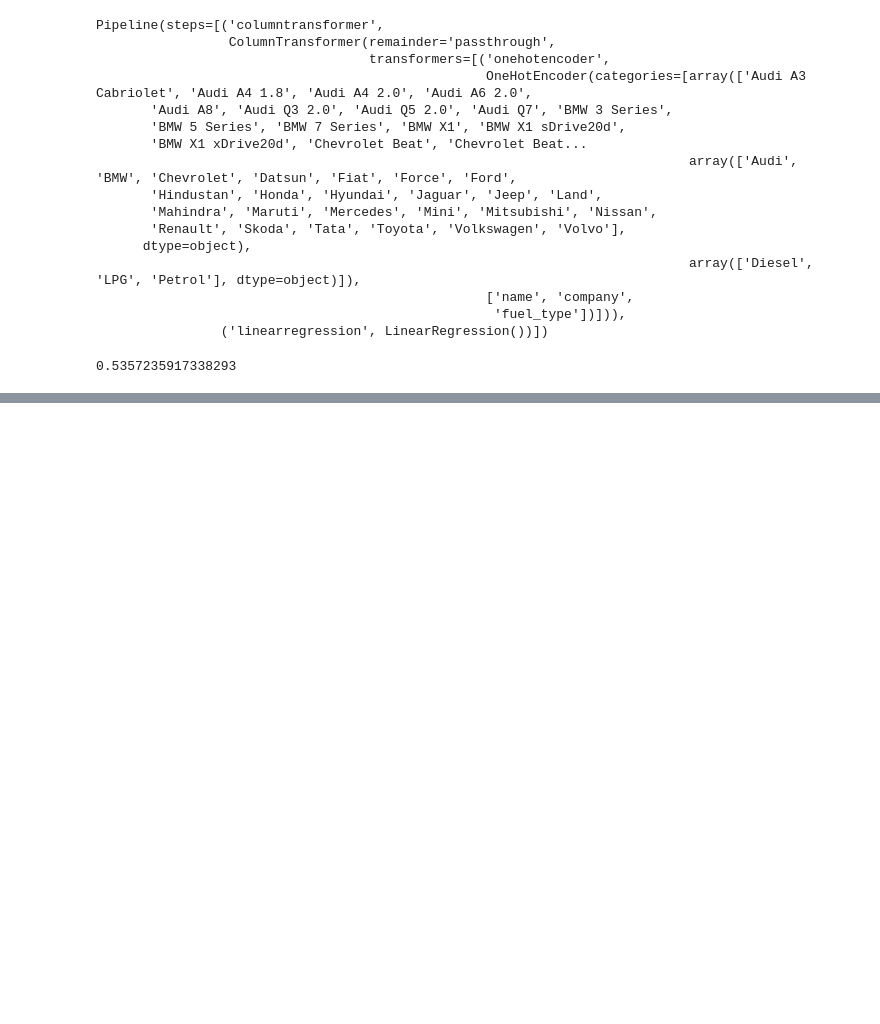
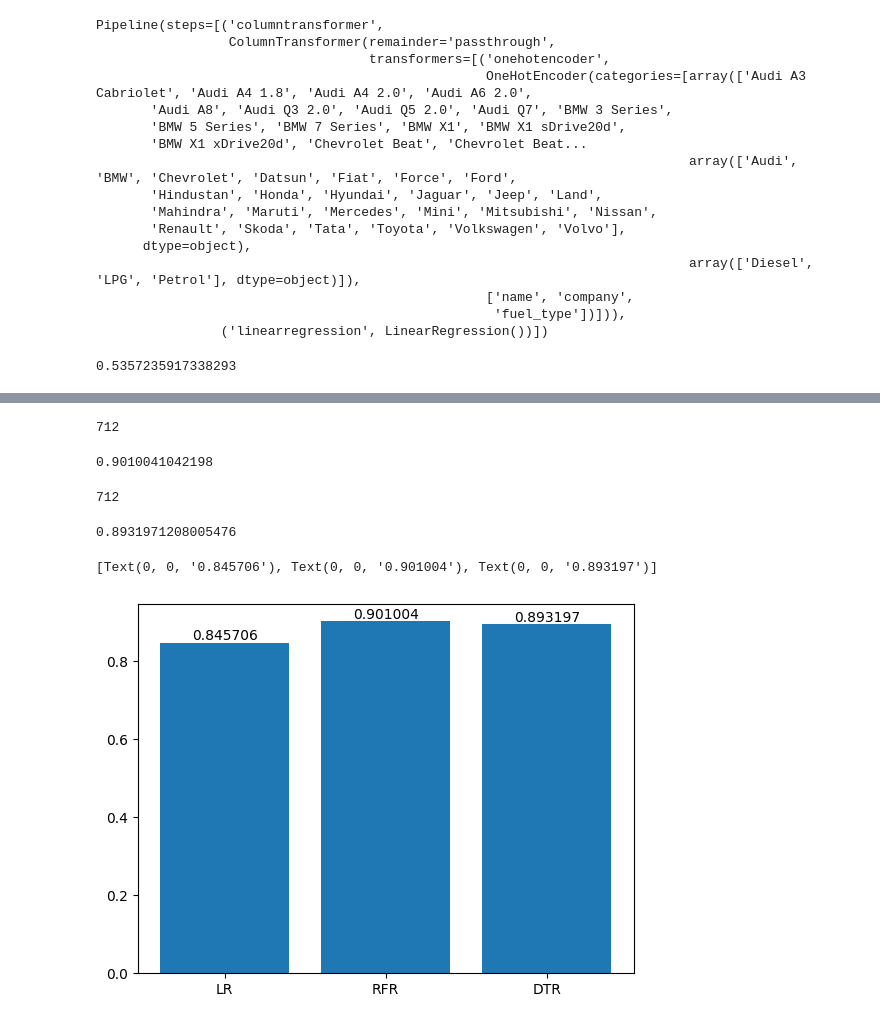
Before and after one commit to avicomputersolutions/ParulUniversityAIMLWorkshop, a Jupyter notebook: src/CarPrediction.ipynb, the cells around one changed output, grey strips where cells are left out. Drawn from its saved outputs; the diff is of its cells as text; code cells hidden in the pictures; blank space fills up the shorter version.

```diff
--- a/src/CarPrediction.ipynb
+++ b/src/CarPrediction.ipynb
@@ -356,0 +365,38 @@ for i in range(1000):
+# %%
+RFr2score = []
+for i in range(1000):
+    X_train,X_test,Y_train,Y_test = train_test_split(x,y,test_size=0.2,random_state=i)
+    RRmodel.fit(X_train,Y_train)
+    pred=RRmodel.predict(X_test)
+    RFr2score.append(r2_score(Y_test,pred))
+# %%
+np.argmax(RFr2score)
+# %% [output]
+712
+# %%
+RFr2score[712]
+# %% [output]
+0.9010041042198
+# %%
+DTr2score = []
+for i in range(1000):
+    X_train,X_test,Y_train,Y_test = train_test_split(x,y,test_size=0.2,random_state=i)
+    DTmodel.fit(X_train,Y_train)
+    pred=DTmodel.predict(X_test)
+    DTr2score.append(r2_score(Y_test,pred))
+# %%
+np.argmax(DTr2score)
+# %% [output]
+712
+# %%
+DTr2score[712]
+# %% [output]
+0.8931971208005476
+# %%
+acc = [r2score[433],RFr2score[712],DTr2score[712]]
+model = ["LR","RFR","DTR"]
+bar_label=plt.bar(model,acc)
+plt.bar_label(bar_label)
+# %% [output]
+[Text(0, 0, '0.845706'), Text(0, 0, '0.901004'), Text(0, 0, '0.893197')]
+[figure, added]
```
Also changed, not shown: parts of 3 cells of this notebook.
